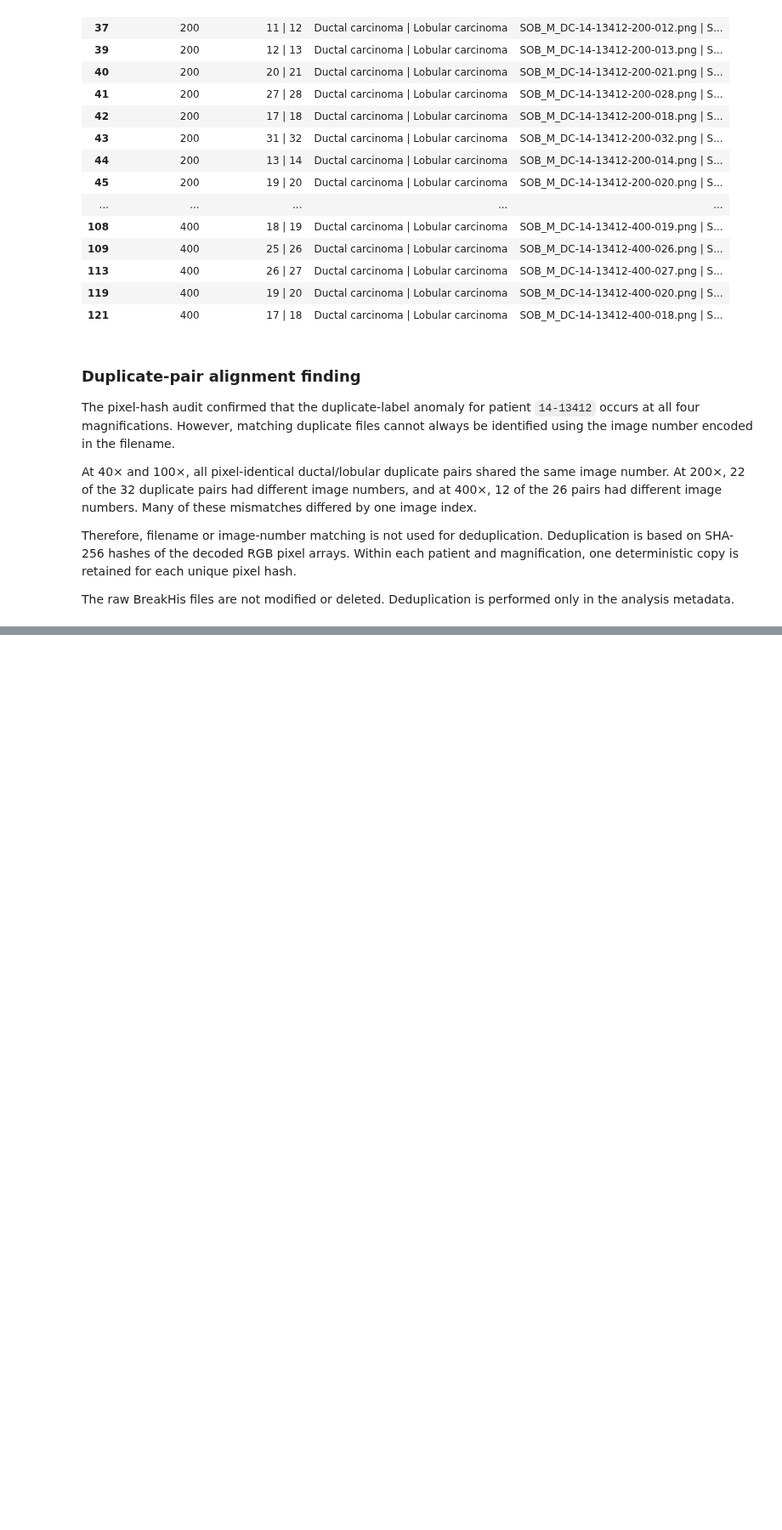
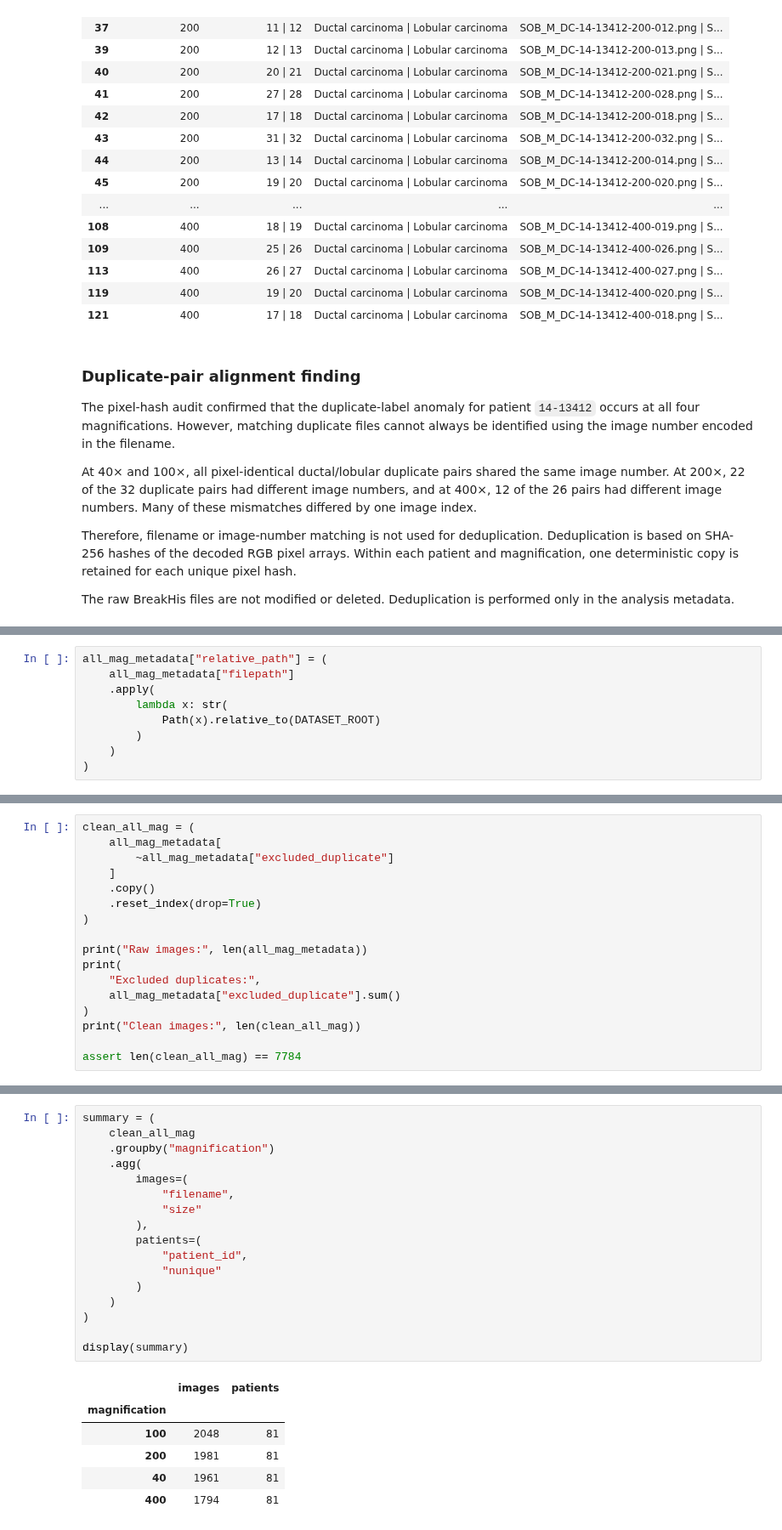
Before and after one commit to Yisihaq01/breast-histology-calibration, a Jupyter notebook: Notebooks/02_breakhis_all_magnification_audit.ipynb, the cells around one changed output, grey strips where cells are left out. Shown at 85% size. Drawn from its saved outputs; the diff is of its cells as text; blank space fills up the shorter version.

```diff
--- a/Notebooks/02_breakhis_all_magnification_audit.ipynb
+++ b/Notebooks/02_breakhis_all_magnification_audit.ipynb
@@ -1071,0 +1109,9 @@ The raw BreakHis files are not modified or deleted. Deduplication is performed o
+# %%
+all_mag_metadata["relative_path"] = (
+    all_mag_metadata["filepath"]
+    .apply(
+        lambda x: str(
+            Path(x).relative_to(DATASET_ROOT)
+        )
+    )
+)
@@ -1071,0 +1175,17 @@ The raw BreakHis files are not modified or deleted. Deduplication is performed o
+# %%
+clean_all_mag = (
+    all_mag_metadata[
+        ~all_mag_metadata["excluded_duplicate"]
+    ]
+    .copy()
+    .reset_index(drop=True)
+)
+
+print("Raw images:", len(all_mag_metadata))
+print(
+    "Excluded duplicates:",
+    all_mag_metadata["excluded_duplicate"].sum()
+)
+print("Clean images:", len(clean_all_mag))
+
+assert len(clean_all_mag) == 7784
@@ -1071,0 +1595,24 @@ The raw BreakHis files are not modified or deleted. Deduplication is performed o
+# %%
+summary = (
+    clean_all_mag
+    .groupby("magnification")
+    .agg(
+        images=(
+            "filename",
+            "size"
+        ),
+        patients=(
+            "patient_id",
+            "nunique"
+        )
+    )
+)
+
+display(summary)
+# %% [output]
+|  | images | patients |
+| magnification |  |  |
+| 100 | 2048 | 81 |
+| 200 | 1981 | 81 |
+| 40 | 1961 | 81 |
+| 400 | 1794 | 81 |
```
Also changed, not shown: parts of 14 cells of this notebook.
